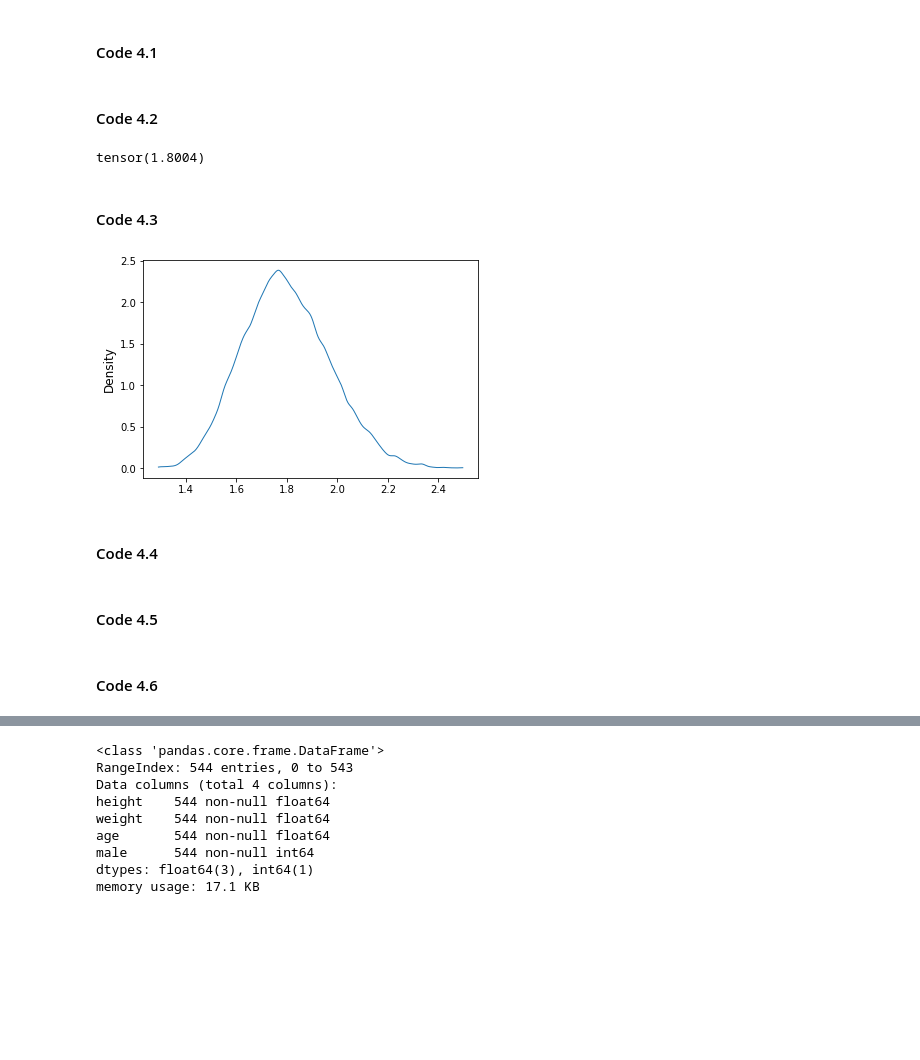
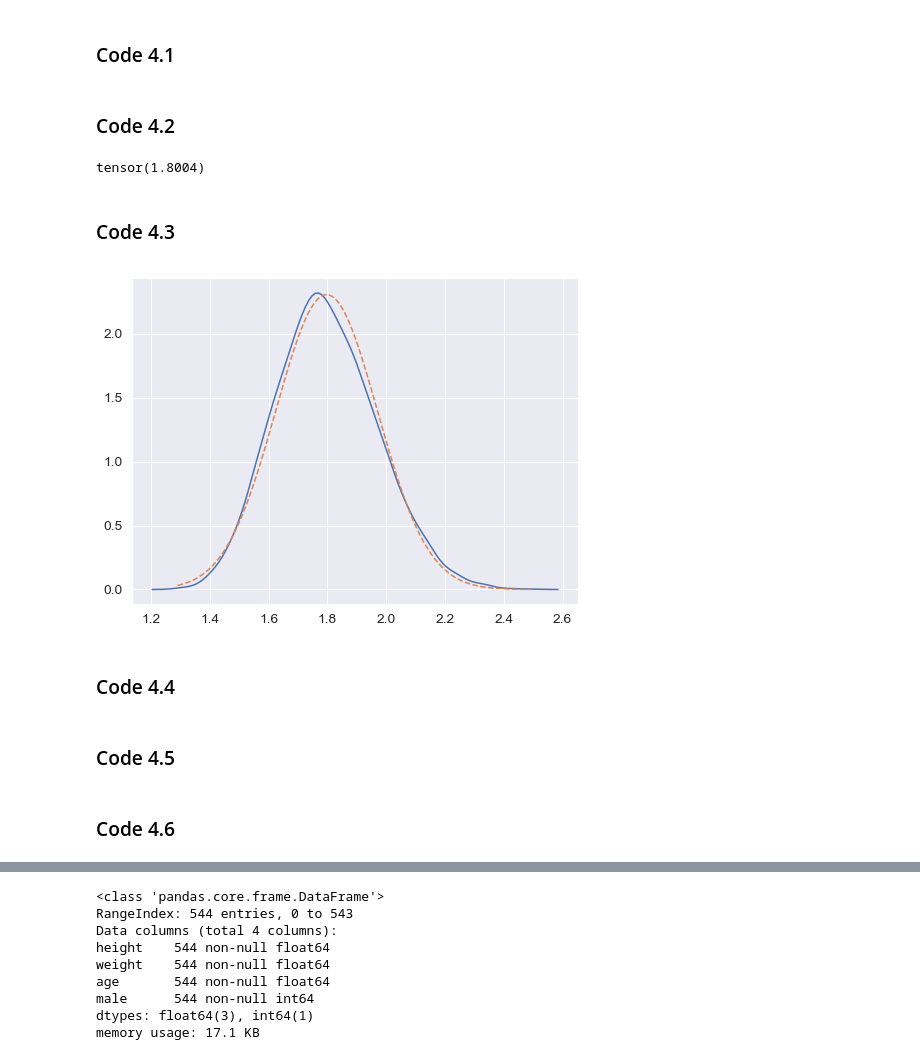
Before and after one commit to fehiepsi/rethinking-pyro, a Jupyter notebook: notebooks/04_linear_models.ipynb, the cells around one changed output, grey strips where cells are left out. Drawn from its saved outputs; the diff is of its cells as text; code cells hidden in the pictures; blank space fills up the shorter version.

```diff
--- a/notebooks/04_linear_models.ipynb
+++ b/notebooks/04_linear_models.ipynb
@@ -1,15 +0,0 @@
-# %%
-%matplotlib inline
-import matplotlib.pyplot as plt
-import pandas as pd
-import torch
-
-import pyro
-import pyro.distributions as dist
-
-from rethinking import HPDI, MAP, PI, dens, precis
-
-plt.rcParams["axes.labelsize"] = "large"
-plt.rcParams["lines.linewidth"] = 1
-pyro.enable_validation()
-pyro.set_rng_seed(0)
@@ -16,31 +13,38 @@ pyro.set_rng_seed(0)
+# %%
+sns.set(font_scale=1.25, rc={"figure.figsize": (8, 6)})
+
+pyro.enable_validation()
+pyro.set_rng_seed(0)
 # %% [markdown]
-#### Code 4.1
+### Code 4.1
 # %%
 pos = torch.empty(1000, 16).uniform_(-1, 1).sum(1)
 # %% [markdown]
-#### Code 4.2
+### Code 4.2
 # %%
 (1 + torch.empty(12).uniform_(0, 0.1)).prod()
 # %% [output]
 tensor(1.8004)
 # %% [markdown]
-#### Code 4.3
+### Code 4.3
 # %%
 growth = (1 + torch.empty(10000, 12).uniform_(0, 0.1)).prod(1)
-dens(growth)
+sns.distplot(growth, hist=False)
+ax = sns.lineplot(growth, dist.Normal(growth.mean(), growth.std()).log_prob(growth).exp())
+ax.lines[1].set_linestyle("--")
 # %% [output]
-[figure, old version]
+[figure, new version]
 # %% [markdown]
-#### Code 4.4
+### Code 4.4
 # %%
 big = (1 + torch.empty(10000, 12).uniform_(0, 0.5)).prod(1)
 small = (1 + torch.empty(10000, 12).uniform_(0, 0.01)).prod(1)
 # %% [markdown]
-#### Code 4.5
+### Code 4.5
 # %%
 log_big = (1 + torch.empty(10000, 12).uniform_(0, 0.5)).prod(1).log()
 # %% [markdown]
-#### Code 4.6
+### Code 4.6
 # %%
 w, n = 6., 9
 p_grid = torch.linspace(start=0, end=1, steps=1000)
```
Also changed, not shown: parts of 175 cells of this notebook, 8 other files.
